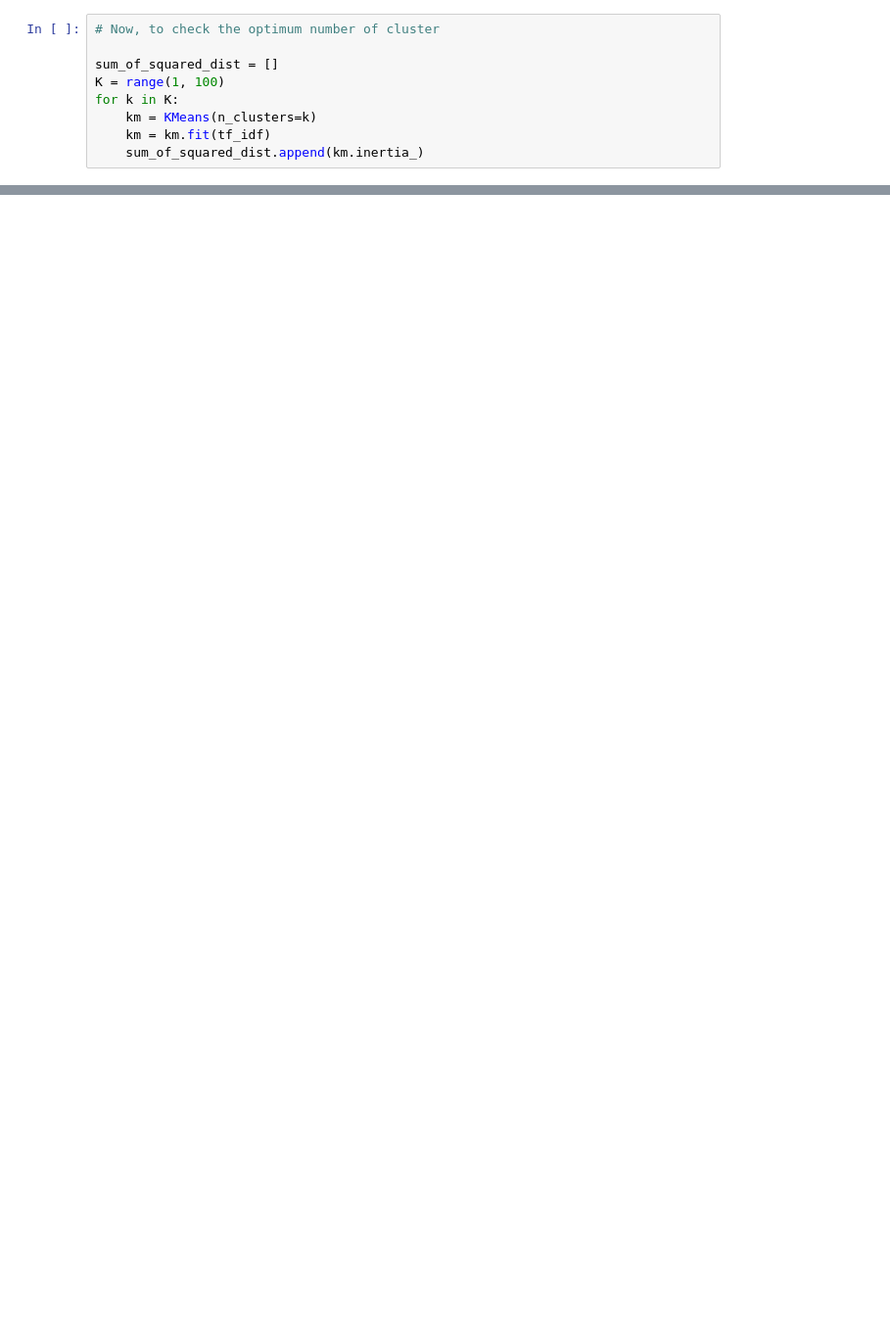
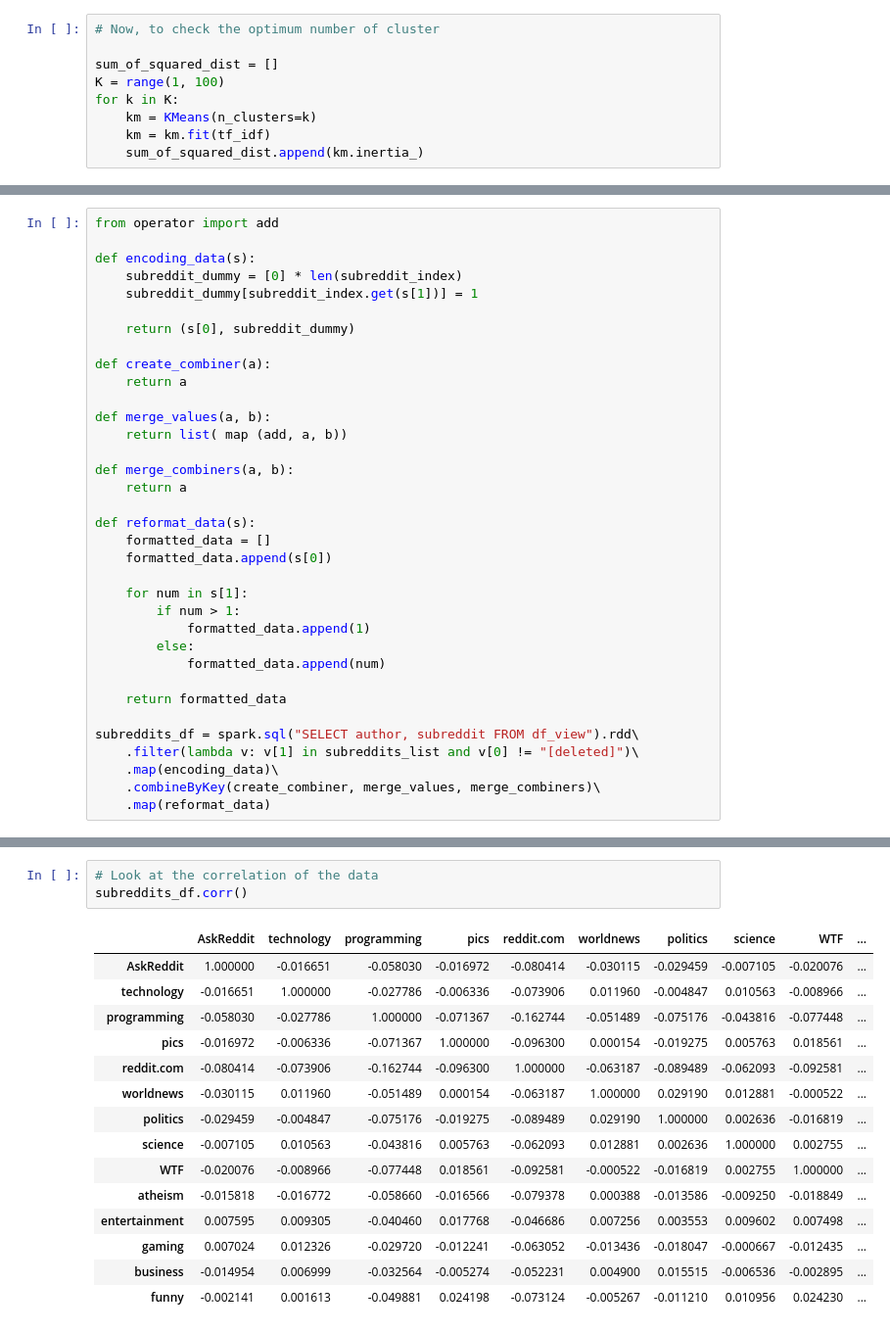
Before and after one commit to tjakrak/reddit-analysis-spark, a Jupyter notebook: Self-Directed Analysis.ipynb, the cells around one changed output, grey strips where cells are left out. Shown at 98% size. Drawn from its saved outputs; the diff is of its cells as text; blank space fills up the shorter version.

```diff
--- a/Self-Directed Analysis.ipynb
+++ b/Self-Directed Analysis.ipynb
@@ -162,0 +187,35 @@ print(n_workers)
+# %%
+from operator import add
+
+def encoding_data(s):
+    subreddit_dummy = [0] * len(subreddit_index)
+    subreddit_dummy[subreddit_index.get(s[1])] = 1
+
+    return (s[0], subreddit_dummy)
+
+def create_combiner(a):
+    return a
+
+def merge_values(a, b):
+    return list( map (add, a, b))
+
+def merge_combiners(a, b):
+    return a
+
+def reformat_data(s):
+    formatted_data = []
+    formatted_data.append(s[0])
+
+    for num in s[1]:
+        if num > 1:
+            formatted_data.append(1)
+        else:
+            formatted_data.append(num)
+
+    return formatted_data
+
+subreddits_df = spark.sql("SELECT author, subreddit FROM df_view").rdd\
+    .filter(lambda v: v[1] in subreddits_list and v[0] != "[deleted]")\
+    .map(encoding_data)\
+    .combineByKey(create_combiner, merge_values, merge_combiners)\
+    .map(reformat_data)
@@ -162,0 +234,19 @@ print(n_workers)
+# %%
+# Look at the correlation of the data
+subreddits_df.corr()
+# %% [output]
+|  | AskReddit | technology | programming | pics | reddit.com | worldnews | politics | science | WTF | ... |
+| AskReddit | 1.000000 | -0.016651 | -0.058030 | -0.016972 | -0.080414 | -0.030115 | -0.029459 | -0.007105 | -0.020076 | ... |
+| technology | -0.016651 | 1.000000 | -0.027786 | -0.006336 | -0.073906 | 0.011960 | -0.004847 | 0.010563 | -0.008966 | ... |
+| programming | -0.058030 | -0.027786 | 1.000000 | -0.071367 | -0.162744 | -0.051489 | -0.075176 | -0.043816 | -0.077448 | ... |
+| pics | -0.016972 | -0.006336 | -0.071367 | 1.000000 | -0.096300 | 0.000154 | -0.019275 | 0.005763 | 0.018561 | ... |
+| reddit.com | -0.080414 | -0.073906 | -0.162744 | -0.096300 | 1.000000 | -0.063187 | -0.089489 | -0.062093 | -0.092581 | ... |
+| worldnews | -0.030115 | 0.011960 | -0.051489 | 0.000154 | -0.063187 | 1.000000 | 0.029190 | 0.012881 | -0.000522 | ... |
+| politics | -0.029459 | -0.004847 | -0.075176 | -0.019275 | -0.089489 | 0.029190 | 1.000000 | 0.002636 | -0.016819 | ... |
+| science | -0.007105 | 0.010563 | -0.043816 | 0.005763 | -0.062093 | 0.012881 | 0.002636 | 1.000000 | 0.002755 | ... |
+| WTF | -0.020076 | -0.008966 | -0.077448 | 0.018561 | -0.092581 | -0.000522 | -0.016819 | 0.002755 | 1.000000 | ... |
+| atheism | -0.015818 | -0.016772 | -0.058660 | -0.016566 | -0.079378 | 0.000388 | -0.013586 | -0.009250 | -0.018849 | ... |
+| entertainment | 0.007595 | 0.009305 | -0.040460 | 0.017768 | -0.046686 | 0.007256 | 0.003553 | 0.009602 | 0.007498 | ... |
+| gaming | 0.007024 | 0.012326 | -0.029720 | -0.012241 | -0.063052 | -0.013436 | -0.018047 | -0.000667 | -0.012435 | ... |
+| business | -0.014954 | 0.006999 | -0.032564 | -0.005274 | -0.052231 | 0.004900 | 0.015515 | -0.006536 | -0.002895 | ... |
+| funny | -0.002141 | 0.001613 | -0.049881 | 0.024198 | -0.073124 | -0.005267 | -0.011210 | 0.010956 | 0.024230 | ... |
```
Also changed, not shown: parts of 18 cells of this notebook.
